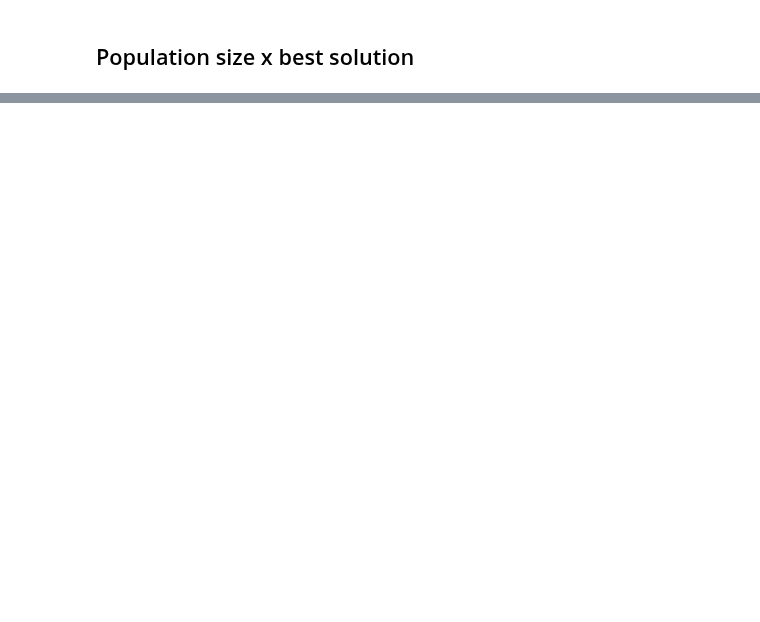
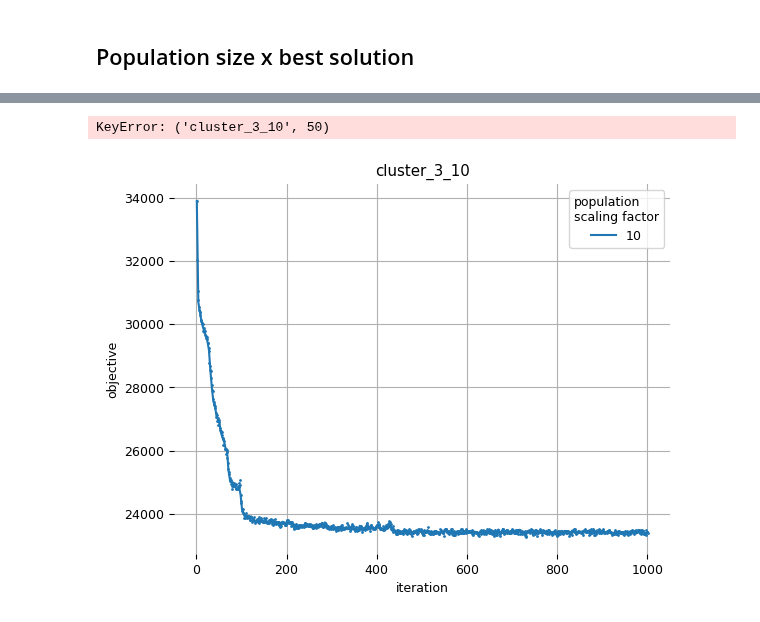
Before and after one commit to TaIos/master-thesis, a Jupyter notebook: src/notebooks/graphs.ipynb, the cells around one changed output, grey strips where cells are left out. Drawn from its saved outputs; the diff is of its cells as text; code cells hidden in the pictures; blank space fills up the shorter version.

```diff
--- a/src/notebooks/graphs.ipynb
+++ b/src/notebooks/graphs.ipynb
@@ -323,0 +434,18 @@ NameError: name 'r' is not defined
+# %%
+import matplotlib as mpl
+
+mpl.rcParams['axes.spines.left'] = False
+mpl.rcParams['axes.spines.right'] = False
+mpl.rcParams['axes.spines.top'] = False
+mpl.rcParams['axes.spines.bottom'] = False
+
+plt.rcParams.update({'font.size': 9})
+
+for name in ['random_10', 'random_20']:
+    for N in [10, 50, 100]:
+        label = f'{N}'
+        ts = dfTS[name, N]
+        plotter(x=range(1, len(ts)+1), y=ts, label=label, title=name, legendTitle='population\nscaling factor', scatterDotSize=1,
+               fontsize=9, xlabel='iteration', ylabel='average population objective')
+    plt.savefig(f'figures/pop_size_{name}.pdf')
+    plt.show()
@@ -323,0 +456,5 @@ NameError: name 'r' is not defined
+# %%
+r = loadComputationResultBatch('./out/cluster', addName=True, addInstanceSize=True)
+df = compResToDf(r)
+df['N'] = (df.populationSize / df['size']).astype('int32')
+dfTS = df.groupby([df.name, df.N])['avgObjTS'].mean()
@@ -323,0 +482,21 @@ NameError: name 'r' is not defined
+# %%
+import matplotlib as mpl
+
+mpl.rcParams['axes.spines.left'] = False
+mpl.rcParams['axes.spines.right'] = False
+mpl.rcParams['axes.spines.top'] = False
+mpl.rcParams['axes.spines.bottom'] = False
+
+plt.rcParams.update({'font.size': 9})
+
+for name in ['cluster_3_10', 'cluster_4_20']:
+    for N in [10, 50, 100]:
+        label = f'{N}'
+        ts = dfTS[name, N]
+        plotter(x=range(1, len(ts)+1), y=ts, label=label, title=name, legendTitle='population\nscaling factor', scatterDotSize=1,
+               fontsize=9, xlabel='iteration', ylabel='objective')
+    plt.savefig(f'figures/pop_size_{name}.pdf')
+    plt.show()
+# %% [output]
+KeyError: ('cluster_3_10', 50)
+[figure, added]
```
Also changed, not shown: parts of 15 cells of this notebook, 11 other files.
